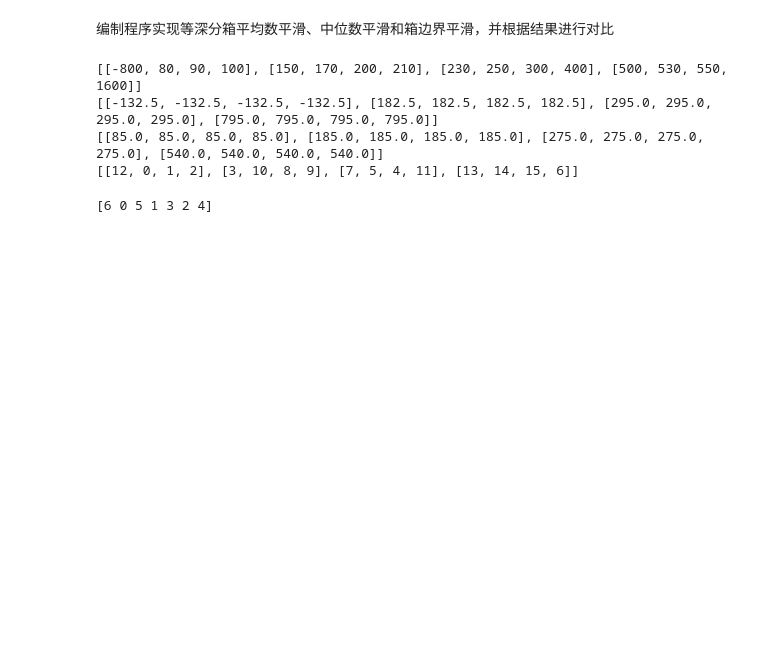
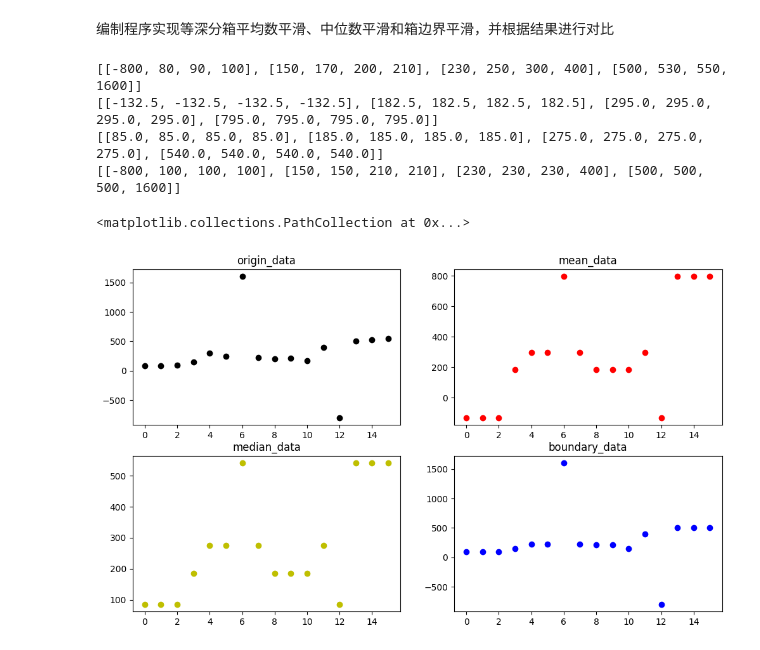
Before and after one commit to Henry-Sky/DataMining, a Jupyter notebook: class05.ipynb, the cells around one changed output. Drawn from its saved outputs; the diff is of its cells as text; code cells hidden in the pictures; blank space fills up the shorter version.

```diff
--- a/class05.ipynb
+++ b/class05.ipynb
@@ -44,21 +67,45 @@ def median_smooth(data):
 import numpy as np
 # 读取原始数据
 origin_data = np.array(np.loadtxt("./data/class05/origin.csv").astype(int))
-# 对数据排序
+# 对数据排序分箱
+origin_data, index = deep_equal_boxed(origin_data, 4)
+# 均值平滑
+mean_data = mean_smooth(data)
+# 中值平滑
+median_data = median_smooth(data)
+# 边界平滑
+boundary_data = boundary_smooth(data)
 
-data, index = deep_equal_boxed(origin_data, 4)
-print(data)
-print(mean_smooth(data))
-print(median_smooth(data))
-print(index)
+print(origin_data,mean_data, median_data, boundary_data, sep='\n')
 # %% [output]
 [[-800, 80, 90, 100], [150, 170, 200, 210], [230, 250, 300, 400], [500, 530, 550, 1600]]
 [[-132.5, -132.5, -132.5, -132.5], [182.5, 182.5, 182.5, 182.5], [295.0, 295.0, 295.0, 295.0], [795.0, 795.0, 795.0, 795.0]]
 [[85.0, 85.0, 85.0, 85.0], [185.0, 185.0, 185.0, 185.0], [275.0, 275.0, 275.0, 275.0], [540.0, 540.0, 540.0, 540.0]]
-[[12, 0, 1, 2], [3, 10, 8, 9], [7, 5, 4, 11], [13, 14, 15, 6]]
+[[-800, 100, 100, 100], [150, 150, 210, 210], [230, 230, 230, 400], [500, 500, 500, 1600]]
-# %%
-import numpy as np
-x = [1,3,4,3,6,2,0]
-print(np.argsort(x))
-# %% [output]
-[6 0 5 1 3 2 4]
+# %%
+import matplotlib.pyplot as plt
+
+plt.figure(figsize=(12,7))
+plt.subplot(2,2,1)
+plt.title("origin_data")
+x0 = index
+y0 = origin_data
+plt.scatter(x0, y0, c='k')
+plt.subplot(2,2,2)
+plt.title("mean_data")
+x1 = index
+y1 = mean_data
+plt.scatter(x1, y1, c='r')
+plt.subplot(2,2,3)
+plt.title("median_data")
+x2 = index
+y2 = median_data
+plt.scatter(x2, y2, c='y')
+plt.subplot(2,2,4)
+plt.title("boundary_data")
+x3 = index
+y3 = boundary_data
+plt.scatter(x3, y3, c='b')
+# %% [output]
+<matplotlib.collections.PathCollection at 0x...>
+[figure, added]
```
Also changed, not shown: parts of 2 cells of this notebook.
